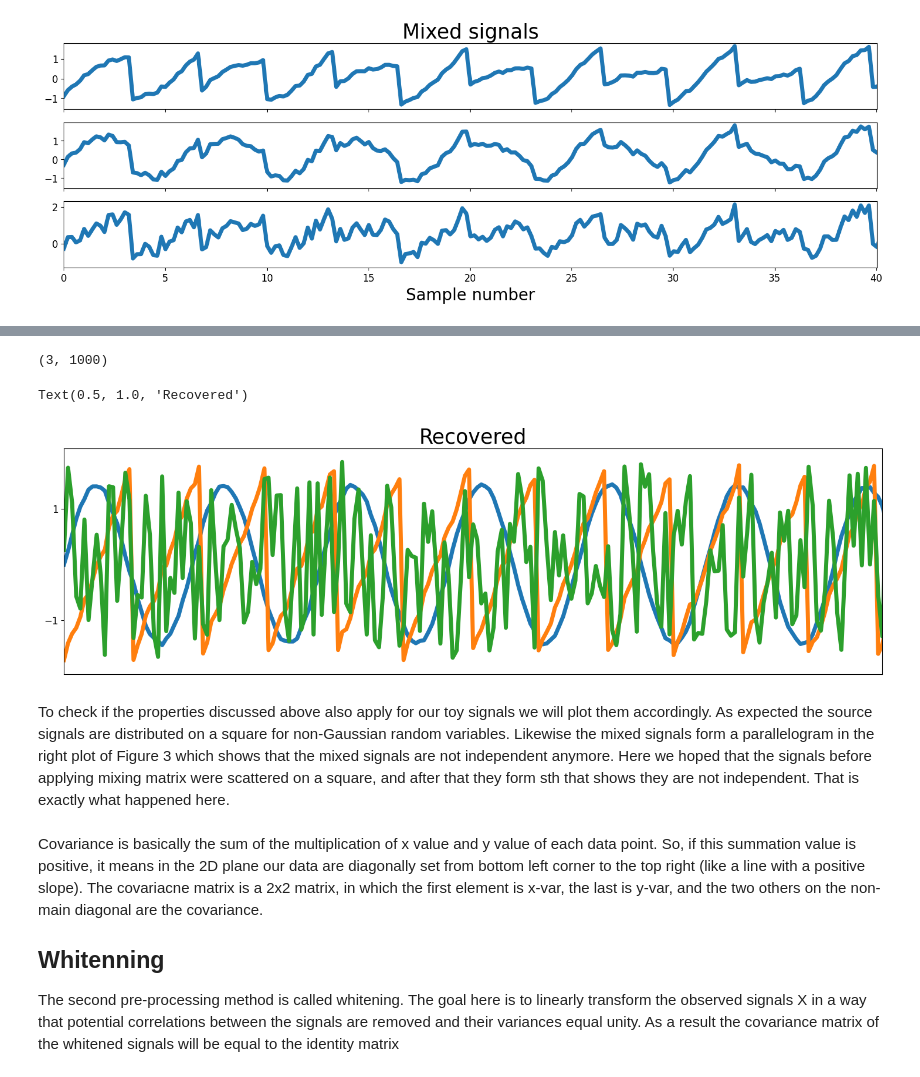
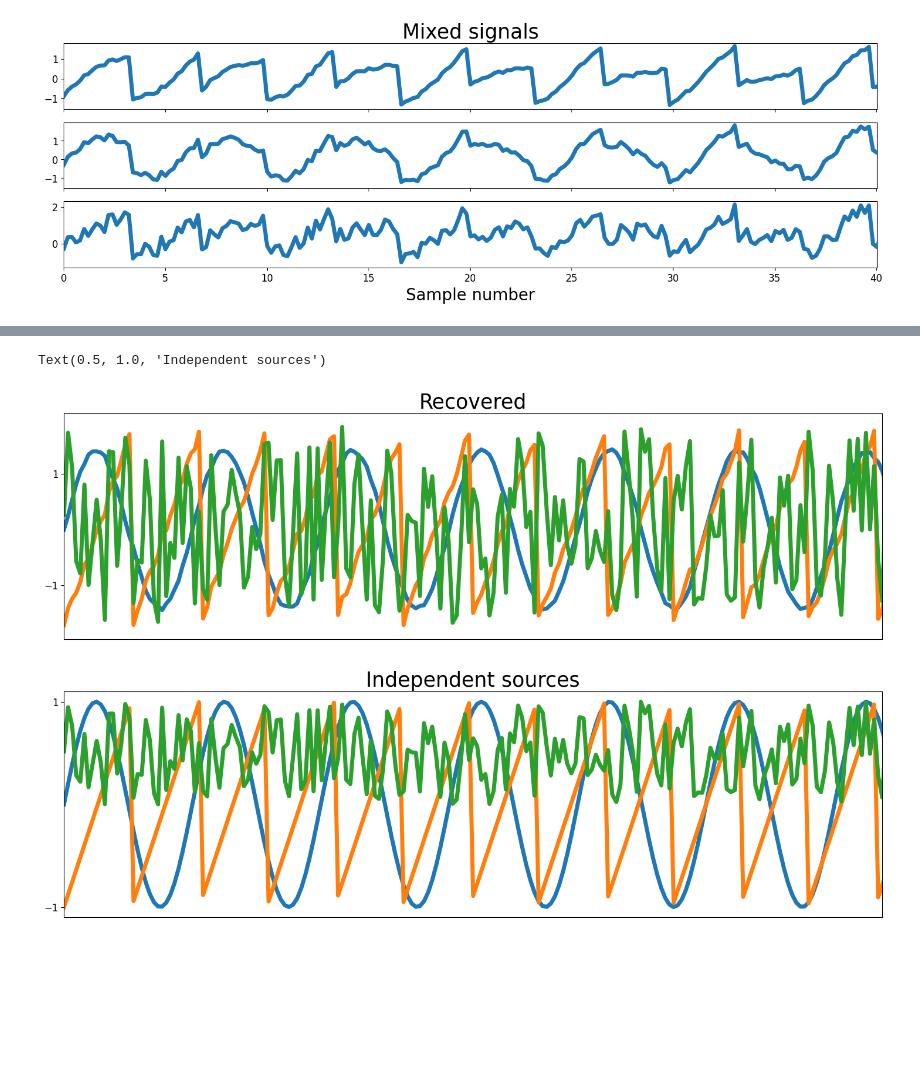
Before and after one commit to aminghafari1/ICAfromscratch, a Jupyter notebook: ICAscratch.ipynb, the cells around one changed output, grey strips where cells are left out. Saved outputs shown, nothing was run; the diff lists cells and outputs as text; code cells hidden in the pictures; blank space fills up the shorter version.

```diff
--- a/ICAscratch.ipynb
+++ b/ICAscratch.ipynb
@@ -132,25 +169,27 @@ def ica (x, iterations):
 # %%
-[y,z]=ica(X,1000)
-print(y.shape)
+
 ## plot the first row of y
 fig, ax=plt.subplots(1,1,figsize=(18,5))
 ax.plot(ns, y[0], lw=5)
 ax.plot(ns, y[1], lw=5)
 ax.plot(ns, y[2], lw=5)
 ax.set_xticks([])
 
 ax.set_yticks([-1, 1])
 ax.set_xlim(ns[0], ns[200])
 ax.tick_params(labelsize=12)
 ax.set_title('Recovered', fontsize=25)
+## in a new plot, plot the independent sources
+fig, ax=plt.subplots(1,1,figsize=(18,5))
+ax.plot(ns, S[0], lw=5)
+ax.plot(ns, S[1], lw=5)
+ax.plot(ns, S[2], lw=5)
+ax.set_xticks([])
+ax.set_yticks([-1, 1])
+ax.set_xlim(ns[0], ns[200])
+ax.tick_params(labelsize=12)
+ax.set_title('Independent sources', fontsize=25)
 # %% [output]
-(3, 1000)
+Text(0.5, 1.0, 'Independent sources')
-Text(0.5, 1.0, 'Recovered')
 [figure]
+[figure, added]
-# %% [markdown]
-To check if the properties discussed above also apply for our toy signals we will plot them accordingly. As expected the source signals are distributed on a square for non-Gaussian random variables. Likewise the mixed signals form a parallelogram in the right plot of Figure 3 which shows that the mixed signals are not independent anymore.
-Here we hoped that the signals before applying mixing matrix were scattered on a square, and after that they form sth that shows they are not independent. That is exactly what happened here.
-# %% [markdown]
-Covariance is basically the sum of the multiplication of x value and y value of each data point. So, if this summation value is positive, it means in the 2D plane our data are diagonally set from bottom left corner to the top right (like a line with a positive slope). The covariacne matrix is a 2x2 matrix, in which the first element is x-var, the last is y-var, and the two others on the non-main diagonal are the covariance.
-## Whitenning
-The second pre-processing method is called whitening. The goal here is to linearly transform the observed signals X in a way that potential correlations between the signals are removed and their variances equal unity. As a result the covariance matrix of the whitened signals will be equal to the identity matrix
```
Also changed, not shown: parts of 8 cells of this notebook.
